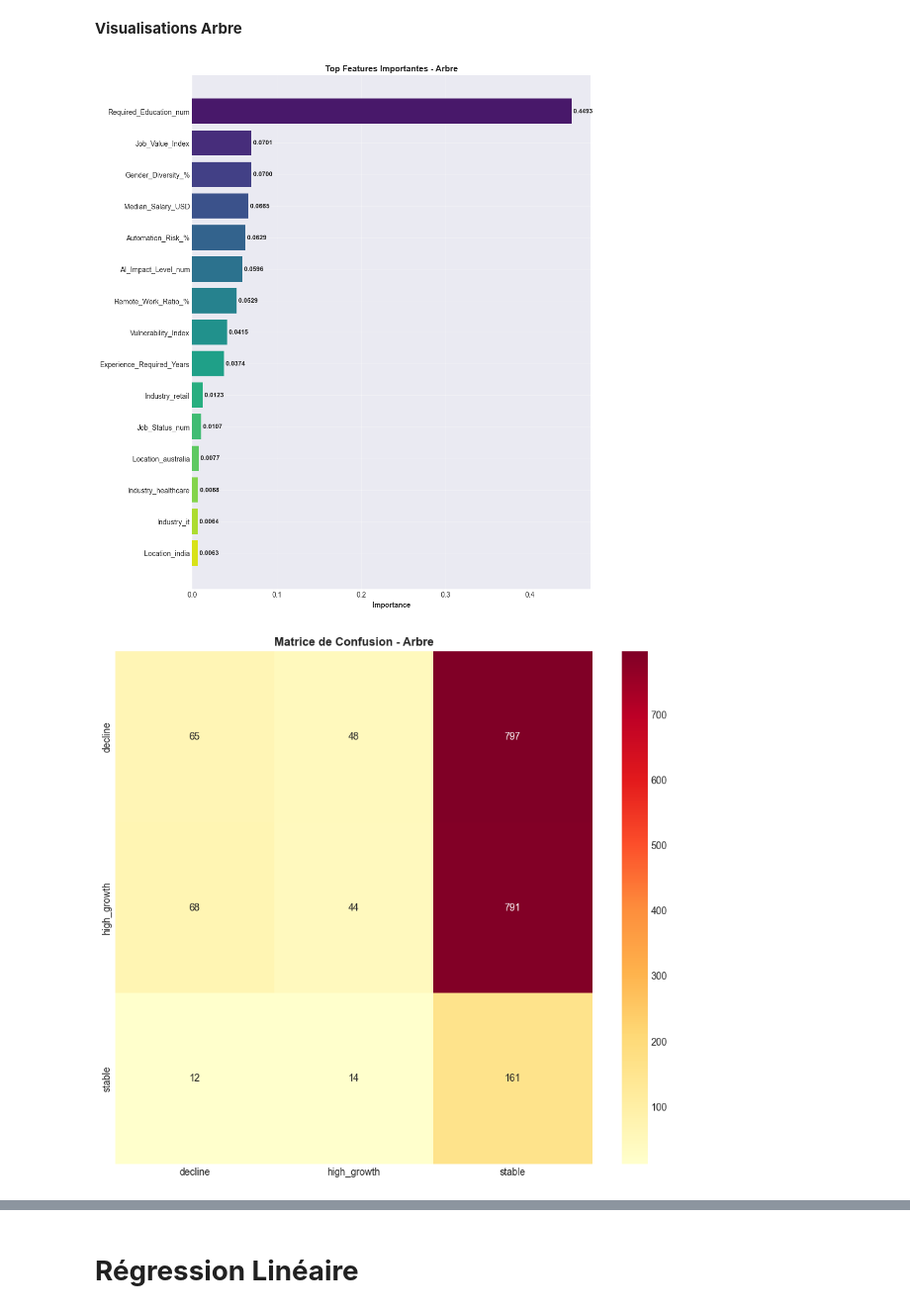
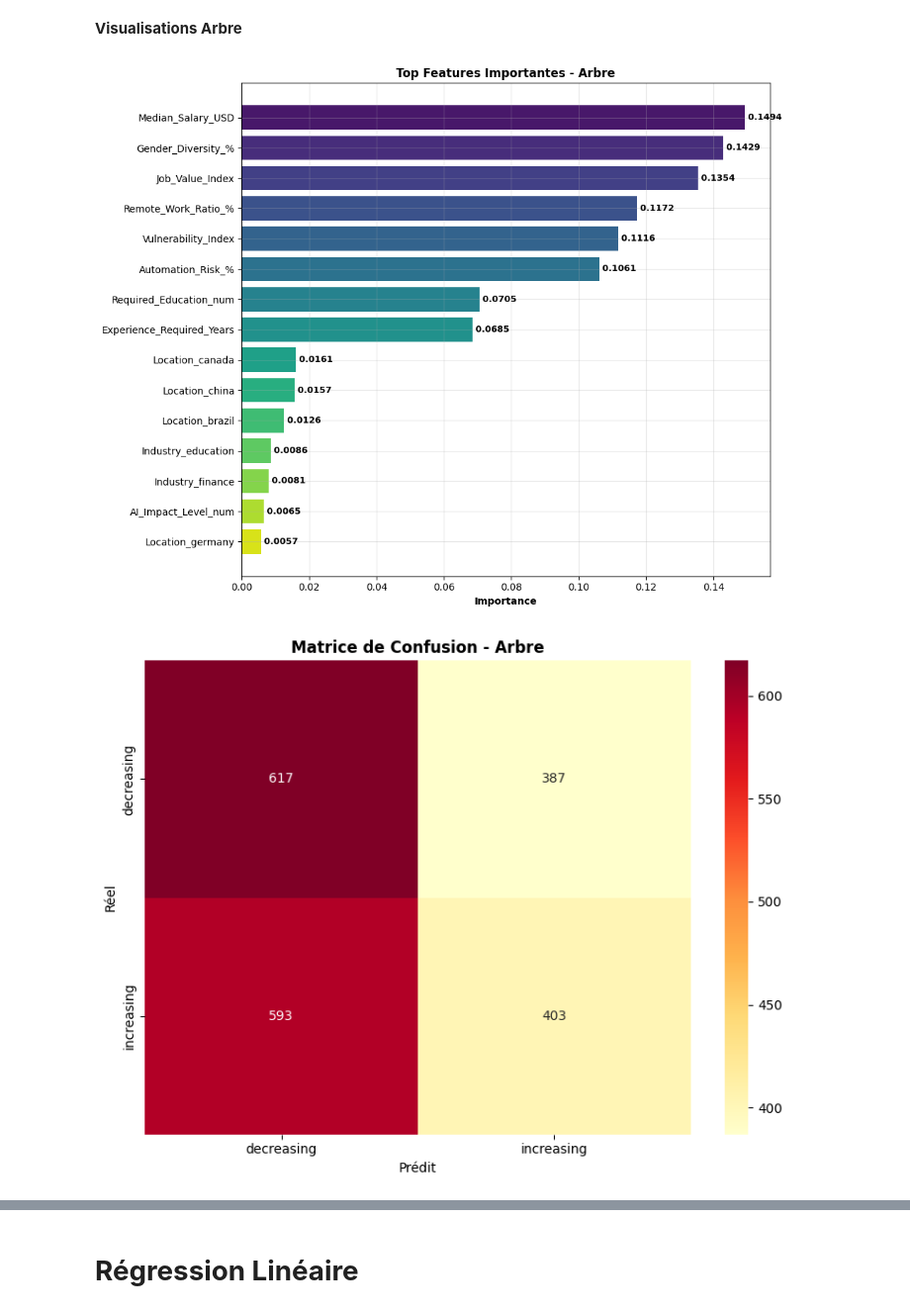
Before and after one commit to Meria-Troudi/mlProject, a Jupyter notebook: models/bo1_Models.ipynb, the cells around one changed output, grey strips where cells are left out. Shown: that part at 99% size. Saved outputs shown, nothing was run; the diff lists cells and outputs as text; code cells hidden in the pictures.

```diff
--- a/models/bo1_Models.ipynb
+++ b/models/bo1_Models.ipynb
@@ -35,0 +36,10 @@ Target trouvée: Growth_Category
+# %%
+# Load the prepared dataset
+df =  pd.read_csv(r"C:\Users\meria\Downloads\mlProject\prepared_data.csv")
+print(f"Dataset shape: {df.shape}")
+# Vérification de la target
+if 'Job_Status_num' not in df.columns:
+    print("ERREUR: Colonne 'Job_Status_num' introuvable!")
+    print(f"   Colonnes disponibles: {df.columns.tolist()}")
+else:
+    print(f"Target trouvée: Job_Status_num")
@@ -69,0 +104,6 @@ Sample data:
+# %%
+class_names = ['decreasing', 'increasing']
+y_encoded = y.astype(int)  # Ensure it's integer type
+
+print(f"\nClasses: {class_names}")
+print(f"Class distribution: {dict(zip(class_names, np.bincount(y_encoded)))}")
@@ -311,7 +343,7 @@ param_grid_tree = {
     'min_samples_split': [10, 20, 50],
     'min_samples_leaf': [5, 10, 20],
     'criterion': ['gini', 'entropy'],
-    'class_weight': ['balanced', {0:1, 1:1, 2:3}],
+    'class_weight': ['balanced', {0:1, 1:1}],  # Correction: seulement 2 classes
     'max_features': ['sqrt', 'log2', None]
 }
 
@@ -323,20 +355,7 @@ grid_search_tree = GridSearchCV(
     n_jobs=-1,
     verbose=1
 )
-grid_search_tree.fit(X_train_smote, y_train_smote)
-
-best_tree = grid_search_tree.best_estimator_
-y_pred_tree = best_tree.predict(X_test)
-acc_tree = accuracy_score(y_test, y_pred_tree)
-bal_acc_tree = balanced_accuracy_score(y_test, y_pred_tree)
-
-print(f"ARBRE OPTIMISÉ - Performances:")
-print(f"  • Accuracy: {acc_tree:.4f}")
-print(f"  • Balanced Accuracy: {bal_acc_tree:.4f}")
-print(f"  • Meilleurs paramètres: {grid_search_tree.best_params_}")
-
-print("\n Rapport de classification Arbre optimisé :")
-print(classification_report(y_test, y_pred_tree, target_names=le.classes_))
+grid_search_tree.fit(X_train_final, y_train_final)  # Utiliser les données finales
 # %% [output]
 Fitting 5 folds for each of 540 candidates, totalling 2700 fits
 ARBRE OPTIMISÉ - Performances:
@@ -395,31 +441,30 @@ TOP 15 FEATURES IMPORTANTES - ARBRE:
 # %% [markdown]
 **Visualisations Arbre**
 # %%
-plt.figure(figsize=(10, 11))
+plt.figure(figsize=(10, 8))
 colors = sns.color_palette("viridis", len(top_features_tree))
 bars = plt.barh(range(len(top_features_tree)), top_features_tree.values, color=colors)
 plt.yticks(range(len(top_features_tree)), top_features_tree.index)
 plt.xlabel('Importance', fontweight='bold')
 plt.title('Top Features Importantes - Arbre', fontweight='bold')
 plt.gca().invert_yaxis()
 for i, (bar, val) in enumerate(zip(bars, top_features_tree.values)):
     plt.text(val, i, f' {val:.4f}', va='center', fontsize=9, fontweight='bold')
-
 plt.grid(alpha=0.3)
 plt.tight_layout()
 plt.show()
 # %% [output]
-[figure, old version]
+[figure, new version]
 # %%
-plt.figure(figsize=(9, 8))
+plt.figure(figsize=(8, 6))
 cm_tree = confusion_matrix(y_test, y_pred_tree)
 sns.heatmap(cm_tree, annot=True, fmt='d', cmap='YlOrRd',
-            xticklabels=le.classes_, yticklabels=le.classes_)
+            xticklabels=class_names, yticklabels=class_names)  # Correction: class_names
 plt.title('Matrice de Confusion - Arbre', fontweight='bold')
-plt.grid(alpha=0.3)
-
+plt.xlabel('Prédit')
+plt.ylabel('Réel')
 plt.tight_layout()
 plt.show()
 # %% [output]
-[figure, old version]
+[figure, new version]
 # %%
```
Also changed, not shown: parts of 62 cells of this notebook, 5 other files.
